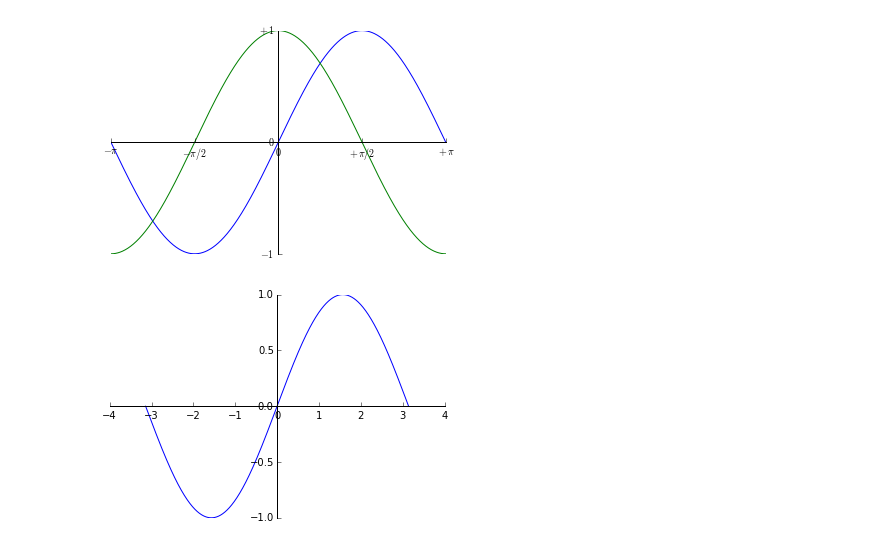
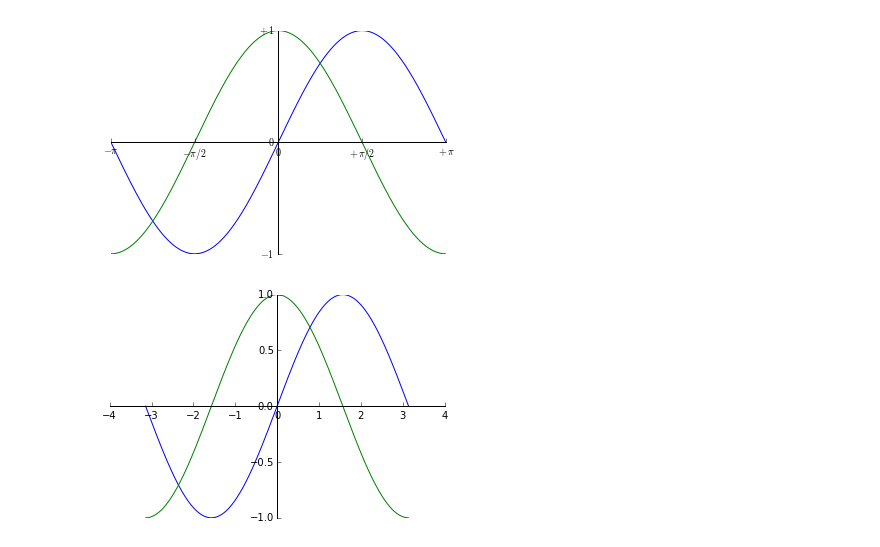
Before and after one commit to joomladigger/quant-calculus, a Jupyter notebook: Functions adn Models.ipynb, the cells around one changed output. Saved outputs shown, nothing was run; the diff lists cells and outputs as text; code cells hidden in the pictures.

```diff
--- a/Functions adn Models.ipynb
+++ b/Functions adn Models.ipynb
@@ -72,6 +72,8 @@ def plot_xy(x,y):
 # %%
 x = linspace(-pi,pi,1000)
 y1 = sin(x)
+y2 = cos(x)
 plot_xy(x,y1)
+plot_xy(x,y2)
 # %% [output]
-[figure, old version]
+[figure, new version]
```
Also changed, not shown: parts of 12 cells of this notebook.
